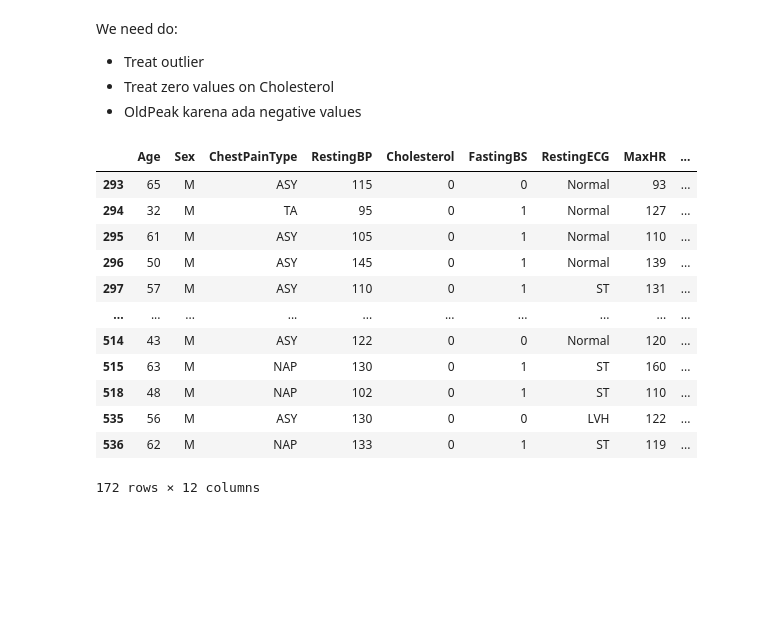
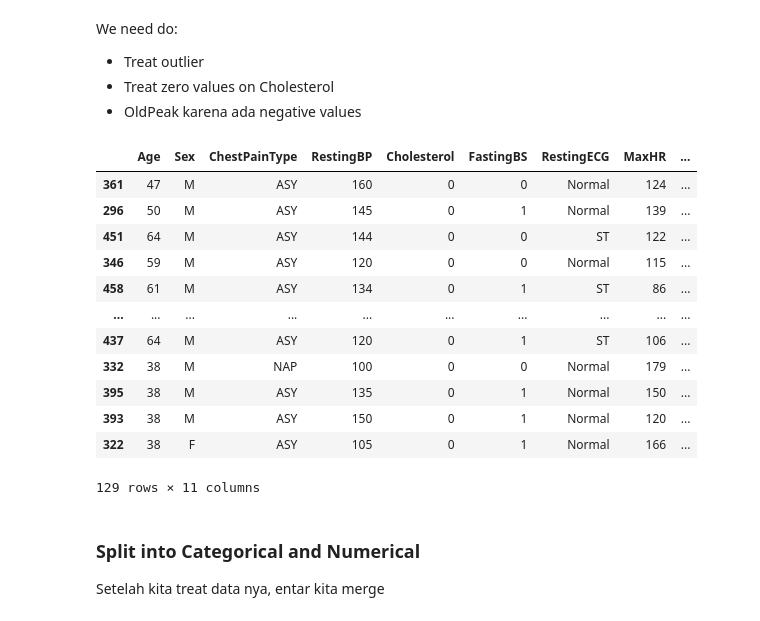
Before and after one commit to shandytp/heart_failure_prediction, a Jupyter notebook: modeling-logistic-regression.ipynb, the cells around one changed output. Drawn from its saved outputs; the diff is of its cells as text; code cells hidden in the pictures; blank space fills up the shorter version.

```diff
--- a/modeling-logistic-regression.ipynb
+++ b/modeling-logistic-regression.ipynb
@@ -106,0 +117,9 @@ dtype: int64
+# %%
+def split_input_output(data, target_col):
+    X = data.drop(columns=target_col)
+    y = data[target_col]
+
+    return X, y
+# %%
+X, y = split_input_output(data = data,
+                          target_col = "HeartDisease")
@@ -106,0 +152,5 @@ dtype: int64
+# %%
+X_train, X_test, y_train, y_test = train_test_split(X, y,
+                                                    test_size = 0.2,
+                                                    stratify = y,
+                                                    random_state = 42)
@@ -166,18 +237,22 @@ We need do:
 - Treat zero values on Cholesterol
 - OldPeak karena ada negative values
 # %%
-data[data["Cholesterol"] == 0]
+X_train[X_train["Cholesterol"] == 0]
 # %% [output]
 |  | Age | Sex | ChestPainType | RestingBP | Cholesterol | FastingBS | RestingECG | MaxHR | ... |
-| 293 | 65 | M | ASY | 115 | 0 | 0 | Normal | 93 | ... |
-| 294 | 32 | M | TA | 95 | 0 | 1 | Normal | 127 | ... |
-| 295 | 61 | M | ASY | 105 | 0 | 1 | Normal | 110 | ... |
+| 361 | 47 | M | ASY | 160 | 0 | 0 | Normal | 124 | ... |
 | 296 | 50 | M | ASY | 145 | 0 | 1 | Normal | 139 | ... |
-| 297 | 57 | M | ASY | 110 | 0 | 1 | ST | 131 | ... |
+| 451 | 64 | M | ASY | 144 | 0 | 0 | ST | 122 | ... |
+| 346 | 59 | M | ASY | 120 | 0 | 0 | Normal | 115 | ... |
+| 458 | 61 | M | ASY | 134 | 0 | 1 | ST | 86 | ... |
 | ... | ... | ... | ... | ... | ... | ... | ... | ... | ... |
-| 514 | 43 | M | ASY | 122 | 0 | 0 | Normal | 120 | ... |
-| 515 | 63 | M | NAP | 130 | 0 | 1 | ST | 160 | ... |
-| 518 | 48 | M | NAP | 102 | 0 | 1 | ST | 110 | ... |
-| 535 | 56 | M | ASY | 130 | 0 | 0 | LVH | 122 | ... |
-| 536 | 62 | M | NAP | 133 | 0 | 1 | ST | 119 | ... |
+| 437 | 64 | M | ASY | 120 | 0 | 1 | ST | 106 | ... |
+| 332 | 38 | M | NAP | 100 | 0 | 0 | Normal | 179 | ... |
+| 395 | 38 | M | ASY | 135 | 0 | 1 | Normal | 150 | ... |
+| 393 | 38 | M | ASY | 150 | 0 | 1 | Normal | 120 | ... |
+| 322 | 38 | F | ASY | 105 | 0 | 1 | Normal | 166 | ... |
-172 rows × 12 columns
+129 rows × 11 columns
+# %% [markdown]
+### Split into Categorical and Numerical
+
+Setelah kita treat data nya, entar kita merge
```
Also changed, not shown: parts of 63 cells of this notebook.
